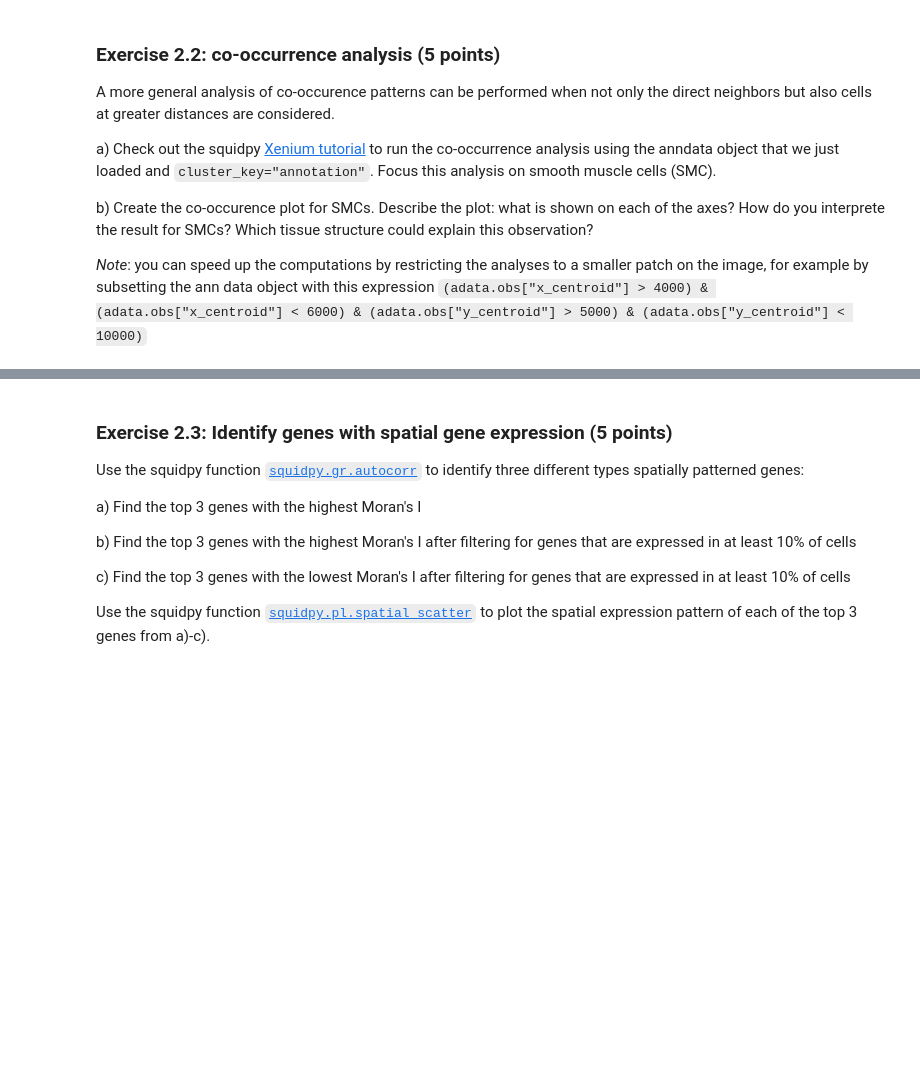
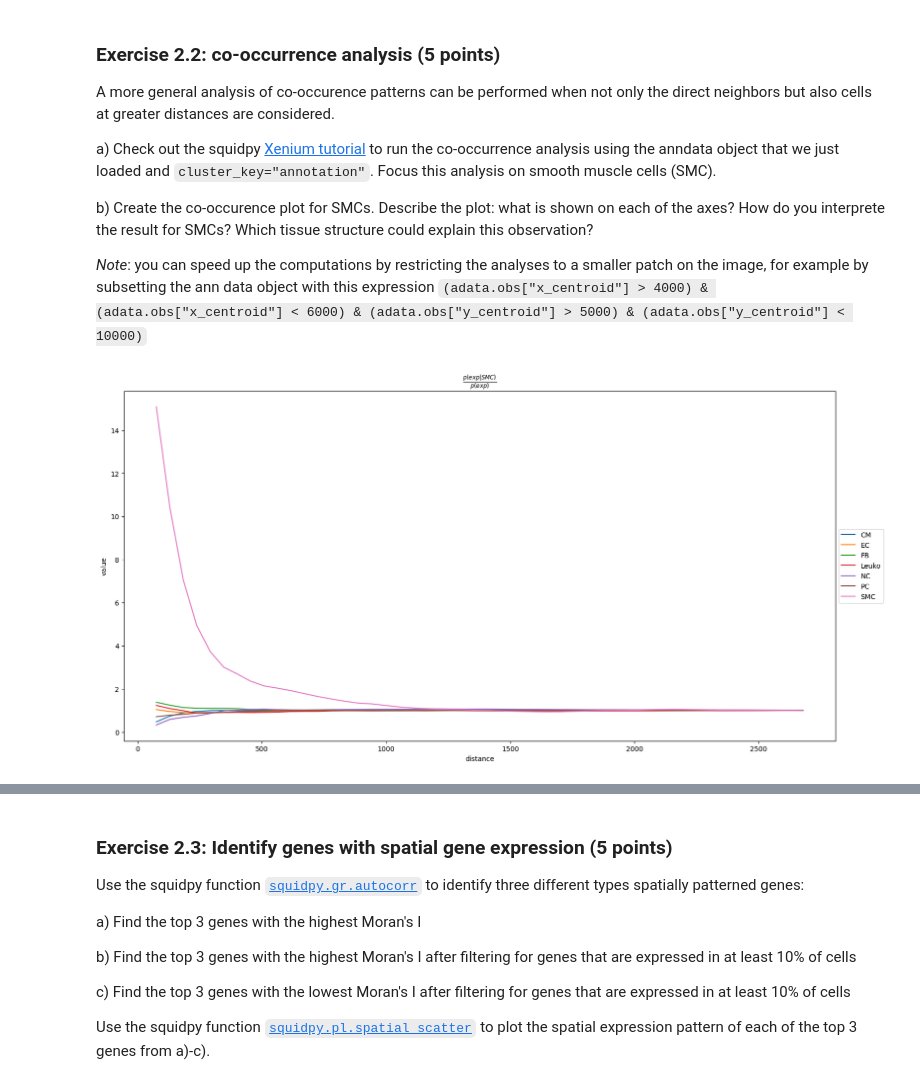
Before and after one commit to emmangoo/gobi, a Jupyter notebook: Semester/Exercise6/06_spatial_transcriptomics_exercise_ipynb_2026.ipynb, the cells around one changed output, grey strips where cells are left out. Saved outputs shown, nothing was run; the diff lists cells and outputs as text; code cells hidden in the pictures; blank space fills up the shorter version.

```diff
--- a/Semester/Exercise6/06_spatial_transcriptomics_exercise_ipynb_2026.ipynb
+++ b/Semester/Exercise6/06_spatial_transcriptomics_exercise_ipynb_2026.ipynb
@@ -329,0 +372,15 @@ _Note_: you can speed up the computations by restricting the analyses to a small
+# %%
+# solution a
+# speed up computation
+mask = (
+    (adata.obs["x_centroid"] > 4000) & (adata.obs["x_centroid"] < 6000) &
+    (adata.obs["y_centroid"] > 5000) & (adata.obs["y_centroid"] < 10000)
+)
+adata_subset = adata[mask].copy()
+
+sq.gr.co_occurrence(adata_subset, cluster_key="annotation")
+# %%
+# solution b
+sq.pl.co_occurrence(adata_subset, cluster_key="annotation", clusters = 'SMC', figsize=(16, 8))
+# %% [output]
+[figure, added]
```
Also changed, not shown: parts of 11 cells of this notebook.
